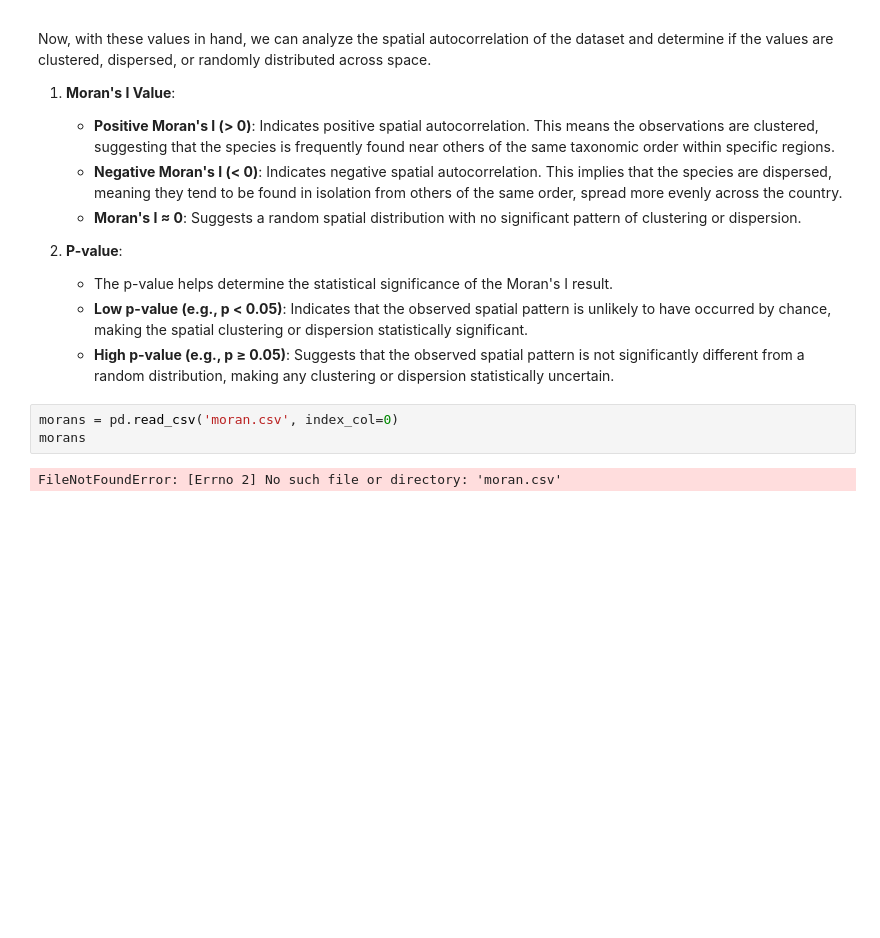
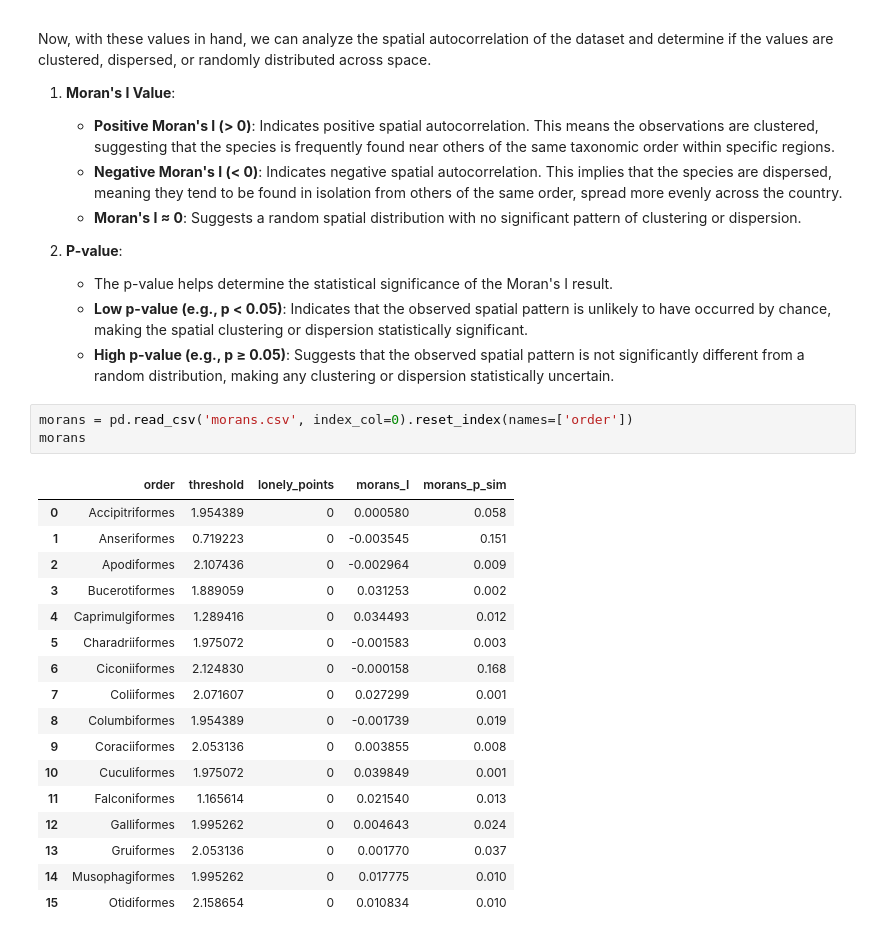
Before and after one commit to zahra-zibzee/Environmental-Data-Analysis, a Jupyter notebook: Project2/question1.ipynb, the cells around one changed output. Drawn from its saved outputs; the diff is of its cells as text; blank space fills up the shorter version.

```diff
--- a/Project2/question1.ipynb
+++ b/Project2/question1.ipynb
@@ -322,7 +322,23 @@ Now, with these values in hand, we can analyze the spatial autocorrelation of th
    - **Low p-value (e.g., p < 0.05)**: Indicates that the observed spatial pattern is unlikely to have occurred by chance, making the spatial clustering or dispersion statistically significant.
    - **High p-value (e.g., p ≥ 0.05)**: Suggests that the observed spatial pattern is not significantly different from a random distribution, making any clustering or dispersion statistically uncertain.
 # %%
-morans = pd.read_csv('moran.csv', index_col=0)
+morans = pd.read_csv('morans.csv', index_col=0).reset_index(names=['order'])
 morans
 # %% [output]
-FileNotFoundError: [Errno 2] No such file or directory: 'moran.csv'
+|  | order | threshold | lonely_points | morans_I | morans_p_sim |
+| 0 | Accipitriformes | 1.954389 | 0 | 0.000580 | 0.058 |
+| 1 | Anseriformes | 0.719223 | 0 | -0.003545 | 0.151 |
+| 2 | Apodiformes | 2.107436 | 0 | -0.002964 | 0.009 |
+| 3 | Bucerotiformes | 1.889059 | 0 | 0.031253 | 0.002 |
+| 4 | Caprimulgiformes | 1.289416 | 0 | 0.034493 | 0.012 |
+| 5 | Charadriiformes | 1.975072 | 0 | -0.001583 | 0.003 |
+| 6 | Ciconiiformes | 2.124830 | 0 | -0.000158 | 0.168 |
+| 7 | Coliiformes | 2.071607 | 0 | 0.027299 | 0.001 |
+| 8 | Columbiformes | 1.954389 | 0 | -0.001739 | 0.019 |
+| 9 | Coraciiformes | 2.053136 | 0 | 0.003855 | 0.008 |
+| 10 | Cuculiformes | 1.975072 | 0 | 0.039849 | 0.001 |
+| 11 | Falconiformes | 1.165614 | 0 | 0.021540 | 0.013 |
+| 12 | Galliformes | 1.995262 | 0 | 0.004643 | 0.024 |
+| 13 | Gruiformes | 2.053136 | 0 | 0.001770 | 0.037 |
+| 14 | Musophagiformes | 1.995262 | 0 | 0.017775 | 0.010 |
+| 15 | Otidiformes | 2.158654 | 0 | 0.010834 | 0.010 |
```
Also changed, not shown: parts of 4 cells of this notebook.
